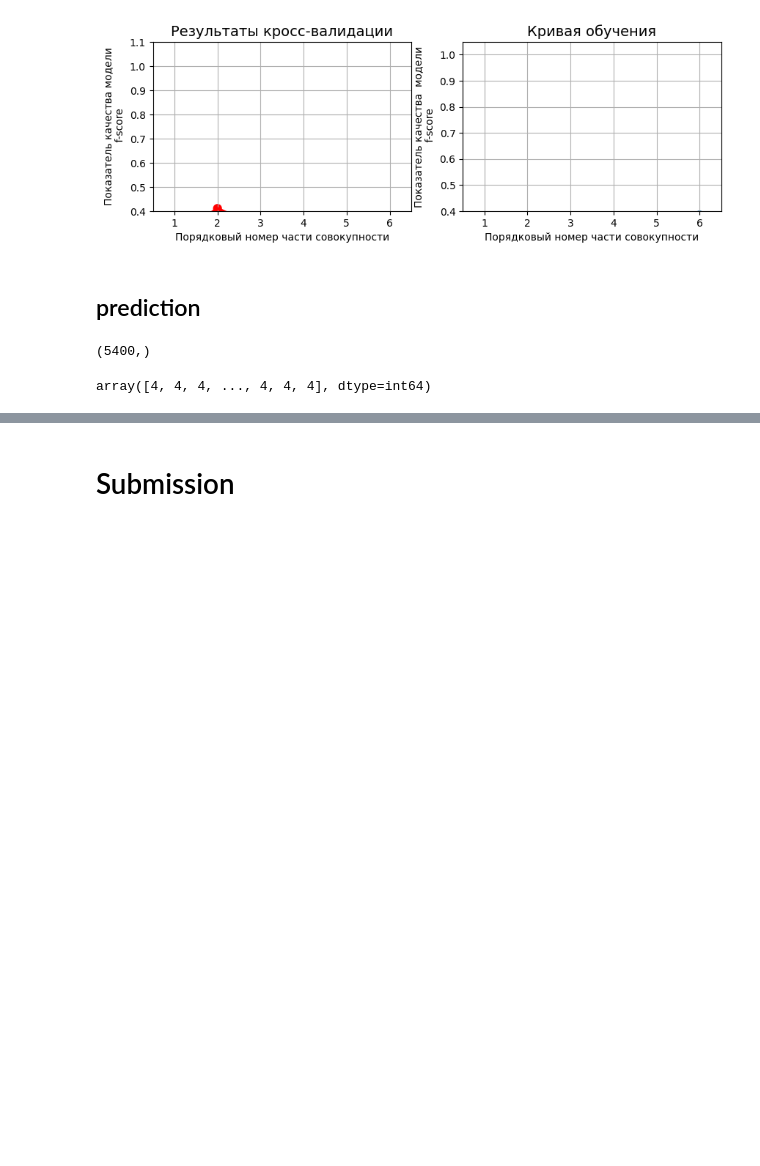
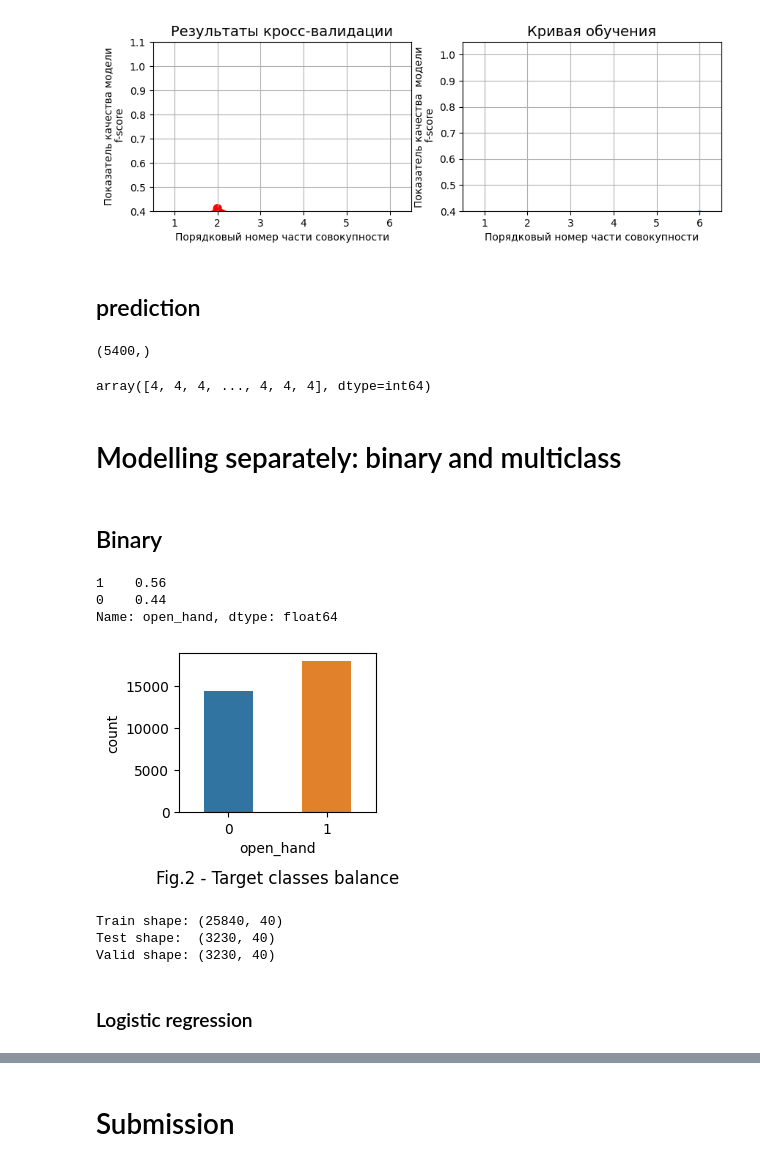
Before and after one commit to gesture-classification/test_task, a Jupyter notebook: notebooks/Project.ipynb, the cells around one changed output, grey strips where cells are left out. Cells and saved outputs as stored; diff of their text form; code cells hidden in the pictures; blank space fills up the shorter version.

```diff
--- a/notebooks/Project.ipynb
+++ b/notebooks/Project.ipynb
@@ -464,3 +453,38 @@ y_pred
 # %% [output]
 (5400,)
 array([4, 4, 4, ..., 4, 4, 4], dtype=int64)
+# %% [markdown]
+# Modelling separately: binary and multiclass
+# %% [markdown]
+## Binary
+# %%
+#fig_id = 13
+
+fig, ax = plt.subplots(figsize=(3, 3))
+sns.countplot(data=df_y_train, x='open_hand', width=0.5)
+ax.set_title(f'Fig.{fig_id} - Target classes balance', y=-0.5)
+plt.tight_layout();
+
+#plt.savefig(os.path.join(path_figures + f'fig_{fig_id}.png'))
+
+print(df_y_train['open_hand'].value_counts(True).round(2))
+# %% [output]
+1    0.56
+0    0.44
+Name: open_hand, dtype: float64
+[figure, added]
+# %%
+# Split data by 3 samples: train, test and valid
+X_train, X_valid, y_train, y_valid = train_test_split(X_train_scaled, df_y_train['open_hand'], test_size=0.2,  random_state=seed_value) #stratify= df_y_train['open_hand']
+X_test, X_valid, y_test, y_valid  = train_test_split(X_valid, y_valid, test_size=0.5, random_state=seed_value)
+
+# Check samples shapes
+print('Train shape: {}'.format(X_train.shape))
+print('Test shape:  {}'.format(X_test.shape))
+print('Valid shape: {}'.format(X_valid.shape))
+# %% [output]
+Train shape: (25840, 40)
+Test shape:  (3230, 40)
+Valid shape: (3230, 40)
+# %% [markdown]
+### Logistic regression
```
Also changed, not shown: parts of 64 cells of this notebook.
